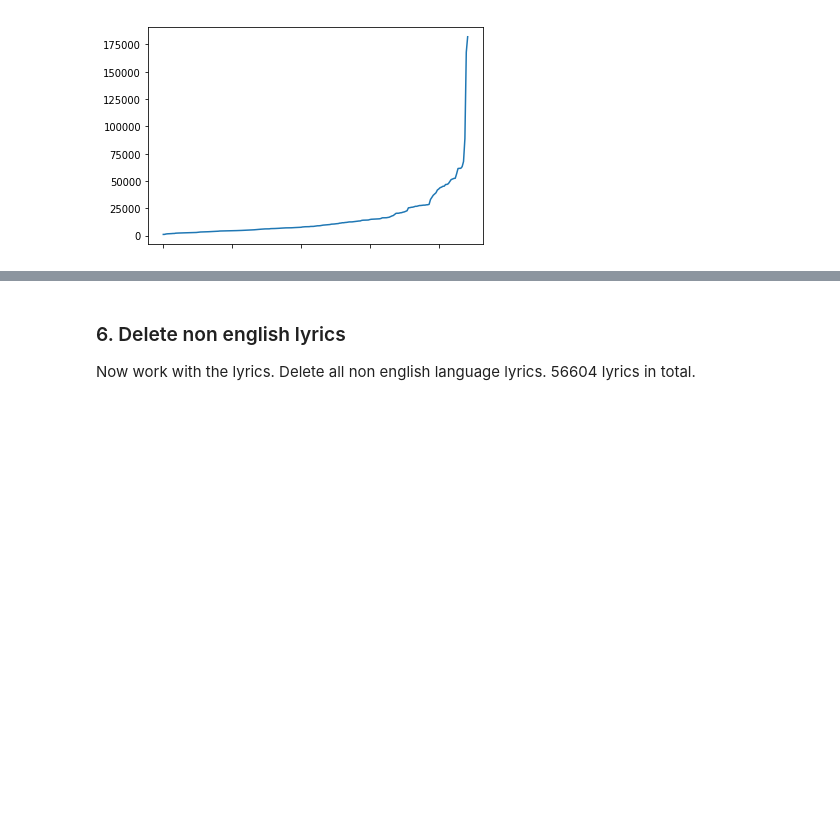
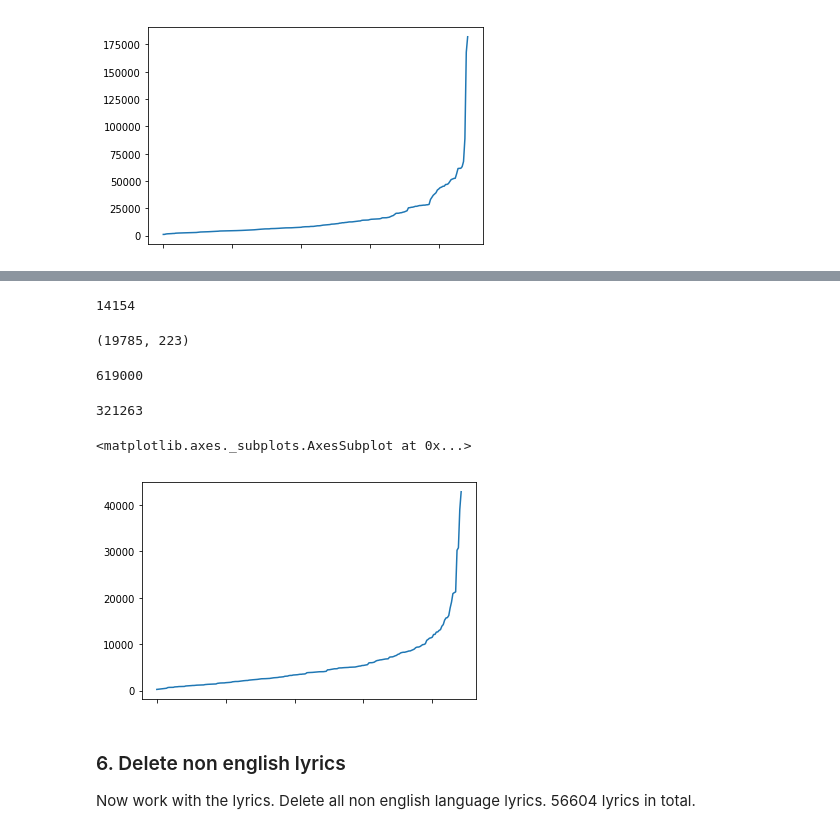
Before and after one commit to Hohenheimsenberg/LyricAnalyzer, a Jupyter notebook: 1.Dataset_Preparation.ipynb, the cells around one changed output, grey strips where cells are left out. Drawn from its saved outputs; the diff is of its cells as text; code cells hidden in the pictures; blank space fills up the shorter version.

```diff
--- a/1.Dataset_Preparation.ipynb
+++ b/1.Dataset_Preparation.ipynb
@@ -403,0 +395,4 @@ len(to_delete)
+# %%
+len(to_delete)
+# %% [output]
+14154
@@ -404,3 +405,43 @@ len(to_delete)
+# %%
+final_df.shape
+# %% [output]
+(19785, 223)
+# %%
+import pandas as pd
+
+df = pd.read_csv('../dataset/Lyrics.csv')
+genres = df.groupby(['Band']).sum().reset_index(drop=True).sum()
+# %%
+import sys
+import random
+
+big_genres = set()
+for index,genre_sum in genres.iteritems():
+    if(genre_sum > 50000):
+        big_genres.add(index)
+
+to_delete = list()
+columns = df.columns
+for index,row in df.iterrows():
+    for big_genre in big_genres:
+        if(df[big_genre].iloc[index] == 1 and random.random() < 0.5):
+            to_delete.append(index)
+            break
+    if(index % 1000 == 0):
+        sys.stdout.write("\r" + str(index))
+        sys.stdout.flush()
+
+len(to_delete)
+# %% [output]
+619000
+321263
+# %%
+new_df = df.drop(to_delete)
+new_genres = new_df.groupby(['Band']).sum().reset_index(drop=True).sum()
+new_genres.sort_values().plot()
+# %% [output]
+<matplotlib.axes._subplots.AxesSubplot at 0x...>
+[figure, added]
 # %% [markdown]
 ### 6. Delete non english lyrics
 Now work with the lyrics. Delete all non english language lyrics. 56604 lyrics in total.
```
Also changed, not shown: parts of 18 cells of this notebook, 4 other files.
